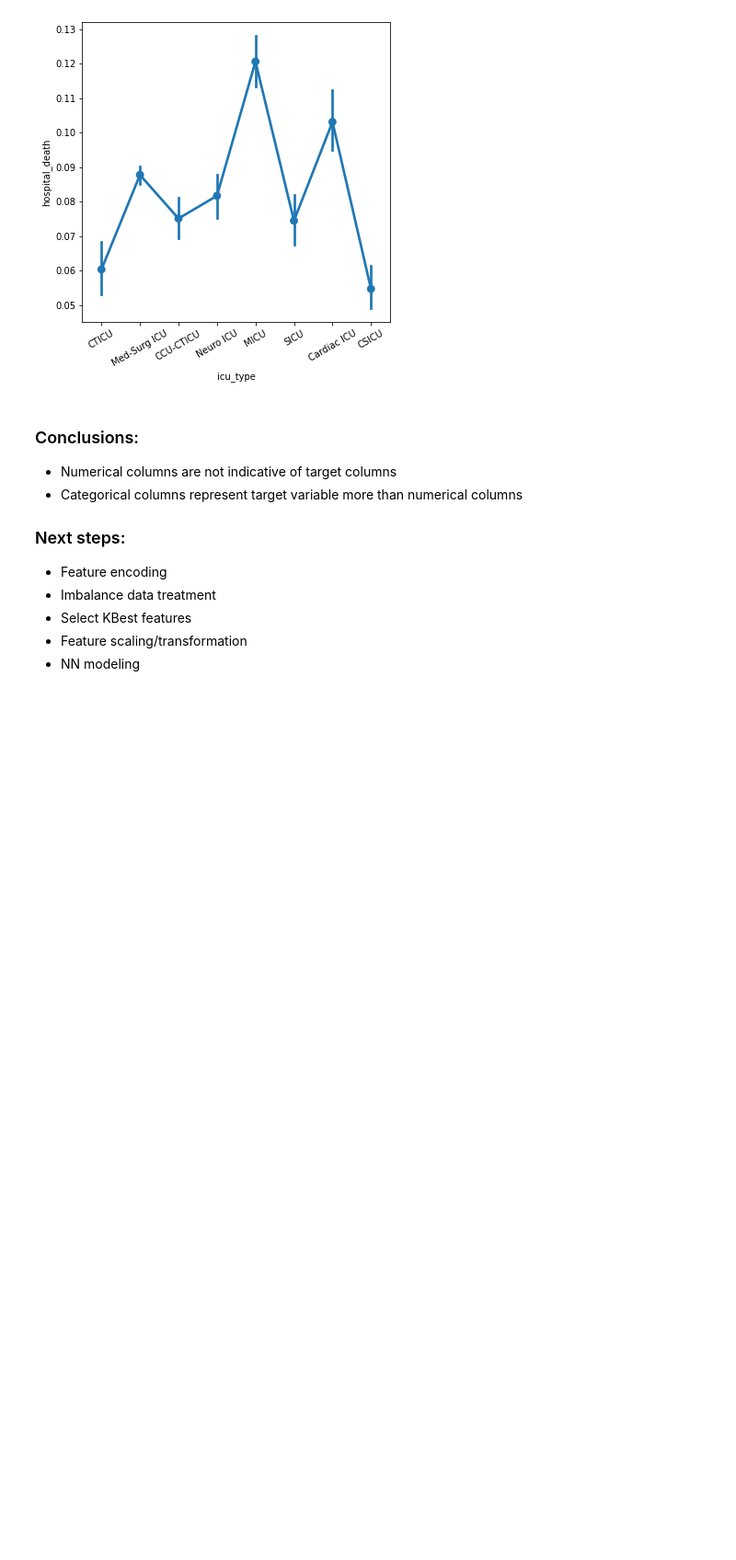
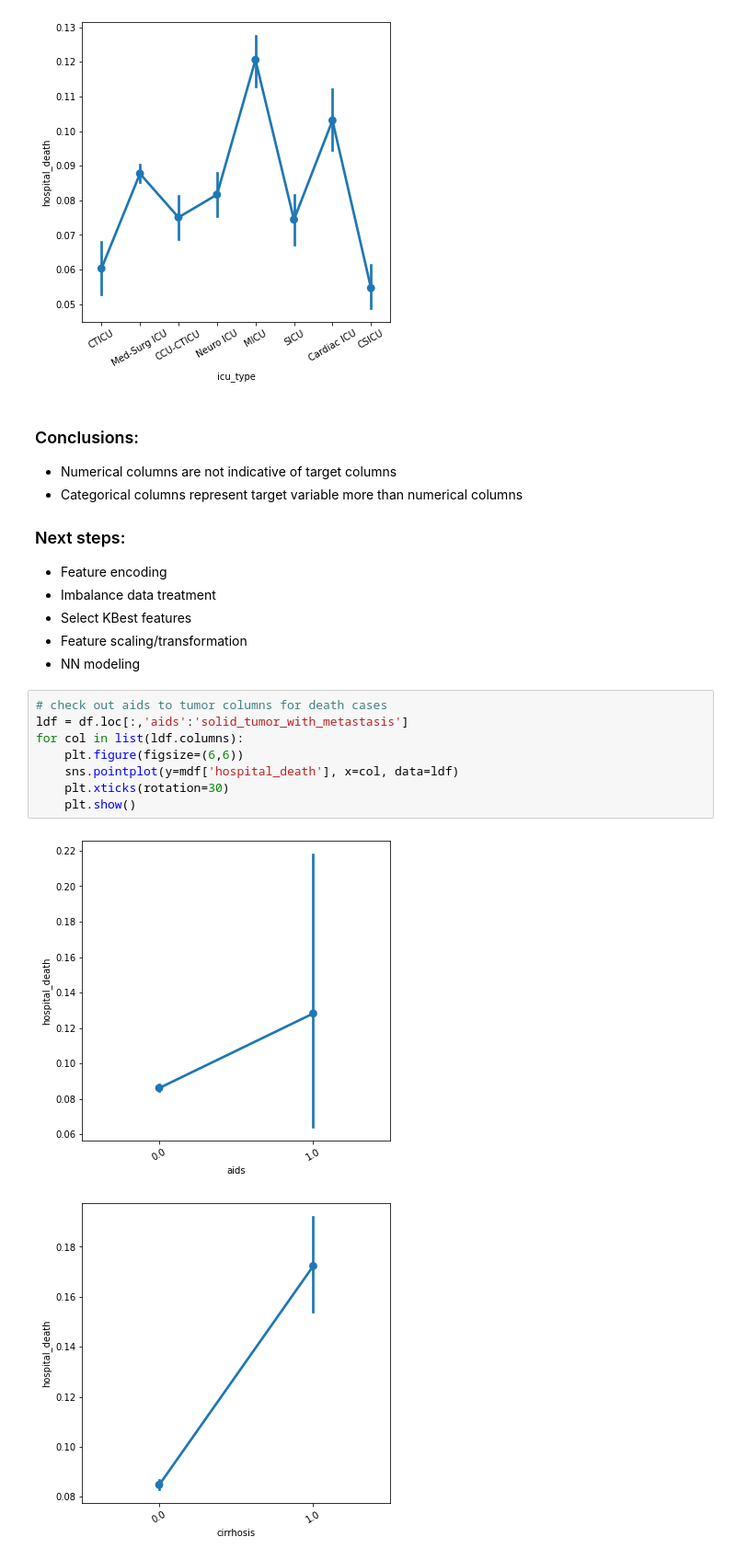
Before and after one commit to avikumart/Patient-Survival-Prediction-using-Deep-Learning, a Jupyter notebook: patient-survival-prediction-project.ipynb, the cells around one changed output. Shown at 92% size. Saved outputs shown, nothing was run; the diff lists cells and outputs as text; blank space fills up the shorter version.

```diff
--- a/patient-survival-prediction-project.ipynb
+++ b/patient-survival-prediction-project.ipynb
@@ -251,3 +273,14 @@ for col in list(mdf.dtypes[mdf.dtypes == 'object'].index):
 - Select KBest features
 - Feature scaling/transformation
 - NN modeling
+# %%
+# check out aids to tumor columns for death cases
+ldf = df.loc[:,'aids':'solid_tumor_with_metastasis']
+for col in list(ldf.columns):
+    plt.figure(figsize=(6,6))
+    sns.pointplot(y=mdf['hospital_death'], x=col, data=ldf)
+    plt.xticks(rotation=30)
+    plt.show()
+# %% [output]
+[figure, added]
+[figure, added]
```
Also changed, not shown: parts of 13 cells of this notebook.
